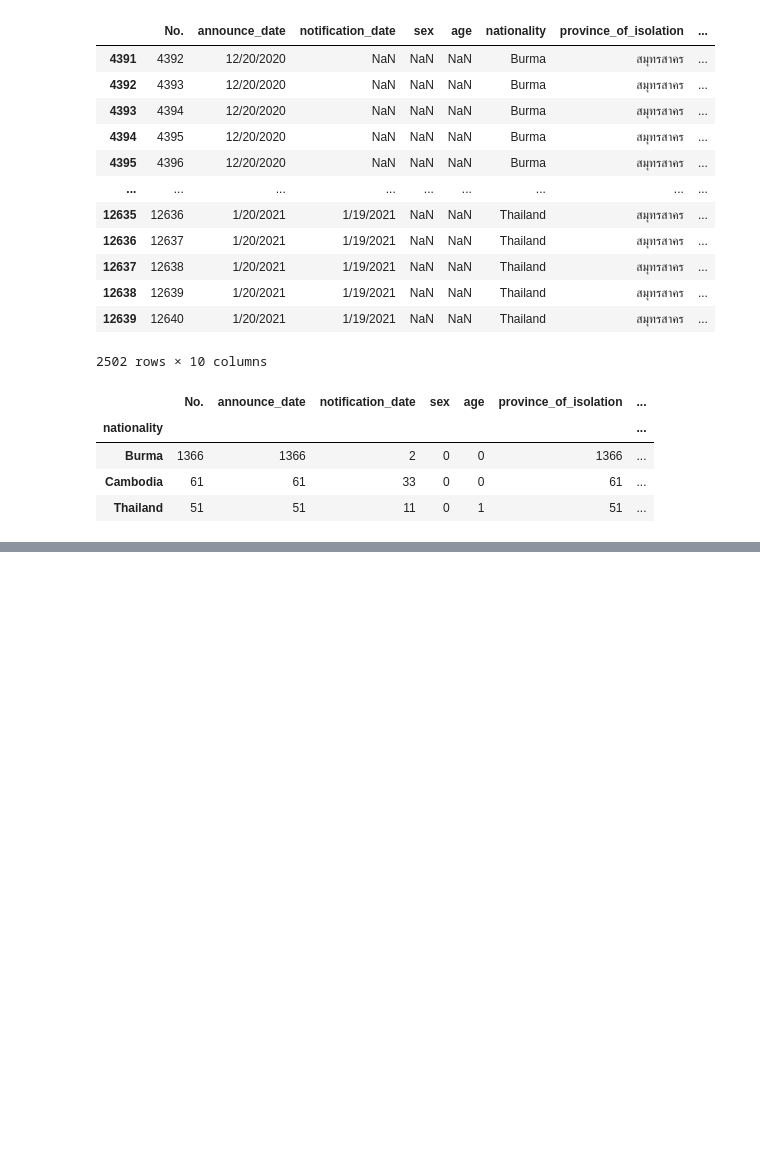
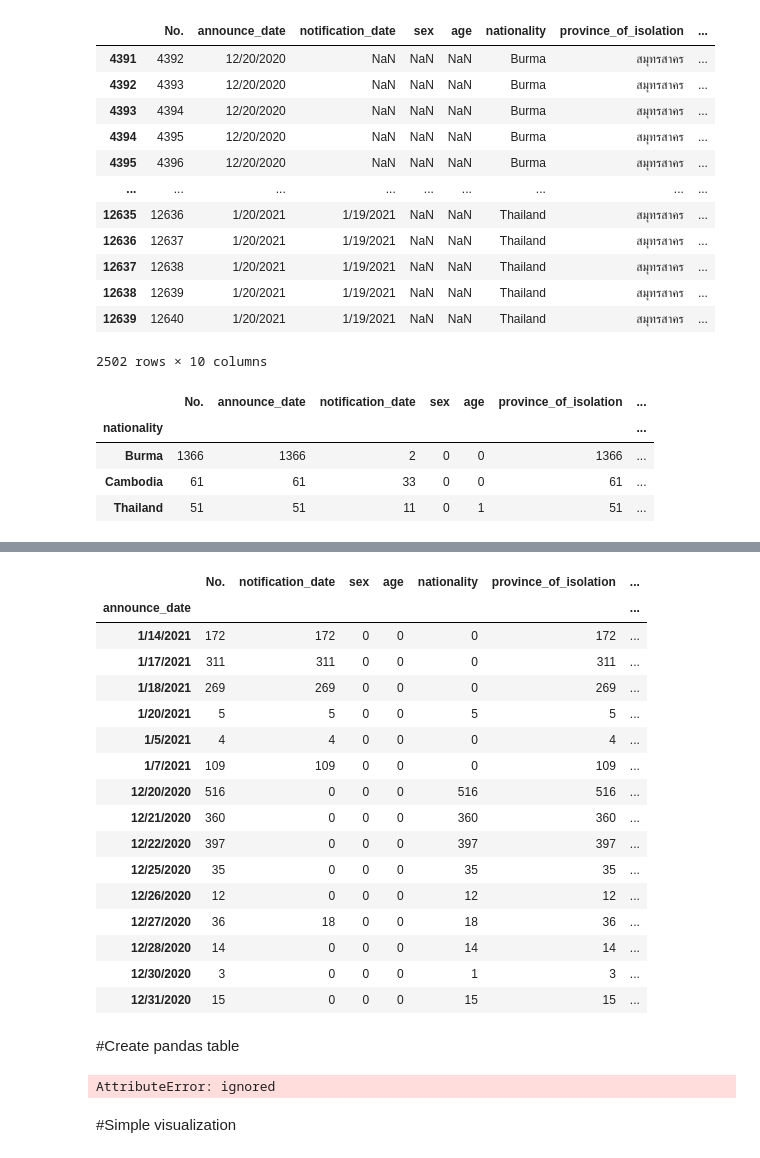
Before and after one commit to tanpharamut/data_viz, a Jupyter notebook: Pandas_102.ipynb, the cells around one changed output, grey strips where cells are left out. Saved outputs shown, nothing was run; the diff lists cells and outputs as text; code cells hidden in the pictures; blank space fills up the shorter version.

```diff
--- a/Pandas_102.ipynb
+++ b/Pandas_102.ipynb
@@ -285,0 +286,3 @@ sex_null.groupby('nationality').count()
+# %%
+missing_sex = data_covid[data_covid['sex'].isnull()]
+missing_sex
@@ -285,0 +369,32 @@ sex_null.groupby('nationality').count()
+# %%
+missing_sex[missing_sex['risk']=='Cluster สมุทรสาคร'].groupby('announce_date').count()
+# %% [output]
+|  | No. | notification_date | sex | age | nationality | province_of_isolation | ... |
+| announce_date |  |  |  |  |  |  | ... |
+| 1/14/2021 | 172 | 172 | 0 | 0 | 0 | 172 | ... |
+| 1/17/2021 | 311 | 311 | 0 | 0 | 0 | 311 | ... |
+| 1/18/2021 | 269 | 269 | 0 | 0 | 0 | 269 | ... |
+| 1/20/2021 | 5 | 5 | 0 | 0 | 5 | 5 | ... |
+| 1/5/2021 | 4 | 4 | 0 | 0 | 0 | 4 | ... |
+| 1/7/2021 | 109 | 109 | 0 | 0 | 0 | 109 | ... |
+| 12/20/2020 | 516 | 0 | 0 | 0 | 516 | 516 | ... |
+| 12/21/2020 | 360 | 0 | 0 | 0 | 360 | 360 | ... |
+| 12/22/2020 | 397 | 0 | 0 | 0 | 397 | 397 | ... |
+| 12/25/2020 | 35 | 0 | 0 | 0 | 35 | 35 | ... |
+| 12/26/2020 | 12 | 0 | 0 | 0 | 12 | 12 | ... |
+| 12/27/2020 | 36 | 18 | 0 | 0 | 18 | 36 | ... |
+| 12/28/2020 | 14 | 0 | 0 | 0 | 14 | 14 | ... |
+| 12/30/2020 | 3 | 0 | 0 | 0 | 1 | 3 | ... |
+| 12/31/2020 | 15 | 0 | 0 | 0 | 15 | 15 | ... |
+# %% [markdown]
+#Create pandas table
+# %%
+record = [{'account':'Jones LLC','Jan':150,'Feb':200,'Mar':140},
+          {'account':'Alpha Co','Jan':200,'Feb':210,'Mar':115},
+          {'account':'Blue Inc','Jan':50,'Feb':90,'Mar':95}]
+record_df = pd.Dataframe(record)
+record_df
+# %% [output]
+AttributeError: ignored
+# %% [markdown]
+#Simple visualization
```
Also changed, not shown: parts of 16 cells of this notebook.
